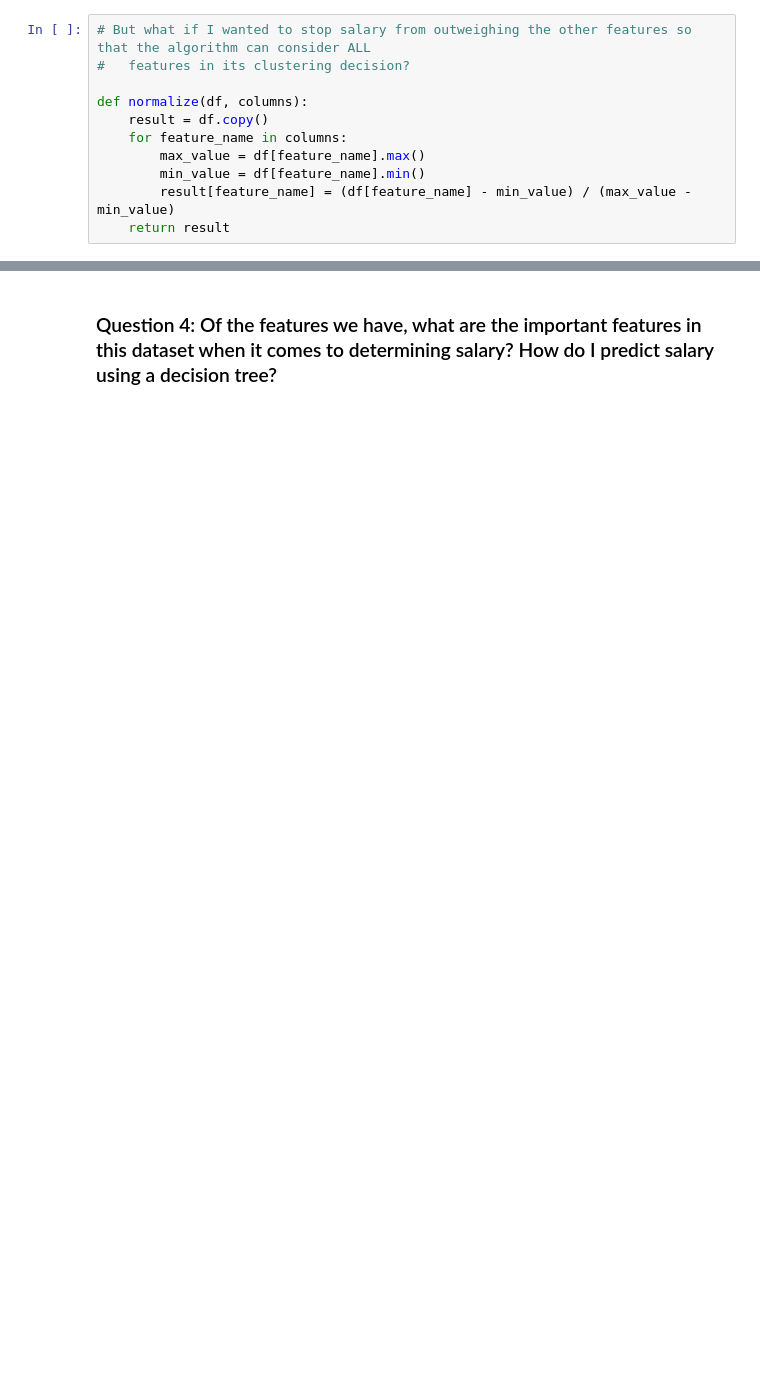
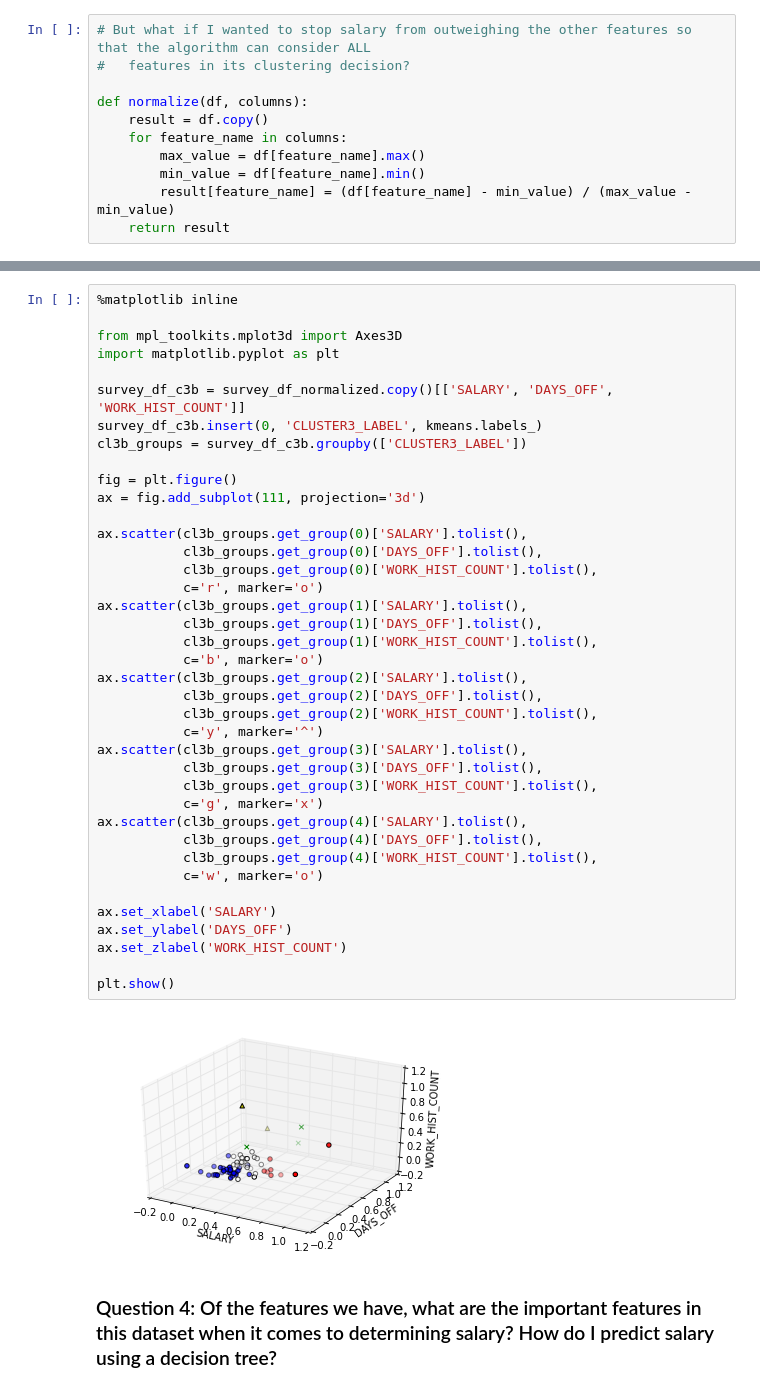
Before and after one commit to tim-ojo/chadev_survey, a Jupyter notebook: Chadev_Survey_Clean.ipynb, the cells around one changed output, grey strips where cells are left out. Saved outputs shown, nothing was run; the diff lists cells and outputs as text; blank space fills up the shorter version.

```diff
--- a/Chadev_Survey_Clean.ipynb
+++ b/Chadev_Survey_Clean.ipynb
@@ -332,3 +332,44 @@ cl3_groups.agg([np.mean, np.min, np.max, np.std])
+# %%
+%matplotlib inline
+
+from mpl_toolkits.mplot3d import Axes3D
+import matplotlib.pyplot as plt
+
+survey_df_c3b = survey_df_normalized.copy()[['SALARY', 'DAYS_OFF', 'WORK_HIST_COUNT']]
+survey_df_c3b.insert(0, 'CLUSTER3_LABEL', kmeans.labels_)
+cl3b_groups = survey_df_c3b.groupby(['CLUSTER3_LABEL'])
+
+fig = plt.figure()
+ax = fig.add_subplot(111, projection='3d')
+
+ax.scatter(cl3b_groups.get_group(0)['SALARY'].tolist(),
+           cl3b_groups.get_group(0)['DAYS_OFF'].tolist(),
+           cl3b_groups.get_group(0)['WORK_HIST_COUNT'].tolist(),
+           c='r', marker='o')
+ax.scatter(cl3b_groups.get_group(1)['SALARY'].tolist(),
+           cl3b_groups.get_group(1)['DAYS_OFF'].tolist(),
+           cl3b_groups.get_group(1)['WORK_HIST_COUNT'].tolist(),
+           c='b', marker='o')
+ax.scatter(cl3b_groups.get_group(2)['SALARY'].tolist(),
+           cl3b_groups.get_group(2)['DAYS_OFF'].tolist(),
+           cl3b_groups.get_group(2)['WORK_HIST_COUNT'].tolist(),
+           c='y', marker='^')
+ax.scatter(cl3b_groups.get_group(3)['SALARY'].tolist(),
+           cl3b_groups.get_group(3)['DAYS_OFF'].tolist(),
+           cl3b_groups.get_group(3)['WORK_HIST_COUNT'].tolist(),
+           c='g', marker='x')
+ax.scatter(cl3b_groups.get_group(4)['SALARY'].tolist(),
+           cl3b_groups.get_group(4)['DAYS_OFF'].tolist(),
+           cl3b_groups.get_group(4)['WORK_HIST_COUNT'].tolist(),
+           c='w', marker='o')
+
+ax.set_xlabel('SALARY')
+ax.set_ylabel('DAYS_OFF')
+ax.set_zlabel('WORK_HIST_COUNT')
+
+plt.show()
+# %% [output]
+[figure, added]
 # %% [markdown]
 
 ### Question 4: Of the features we have, what are the important features in this dataset when it comes to determining salary? How do I predict salary using a decision tree?
```
Also changed, not shown: parts of 13 cells of this notebook, 2 other files.
